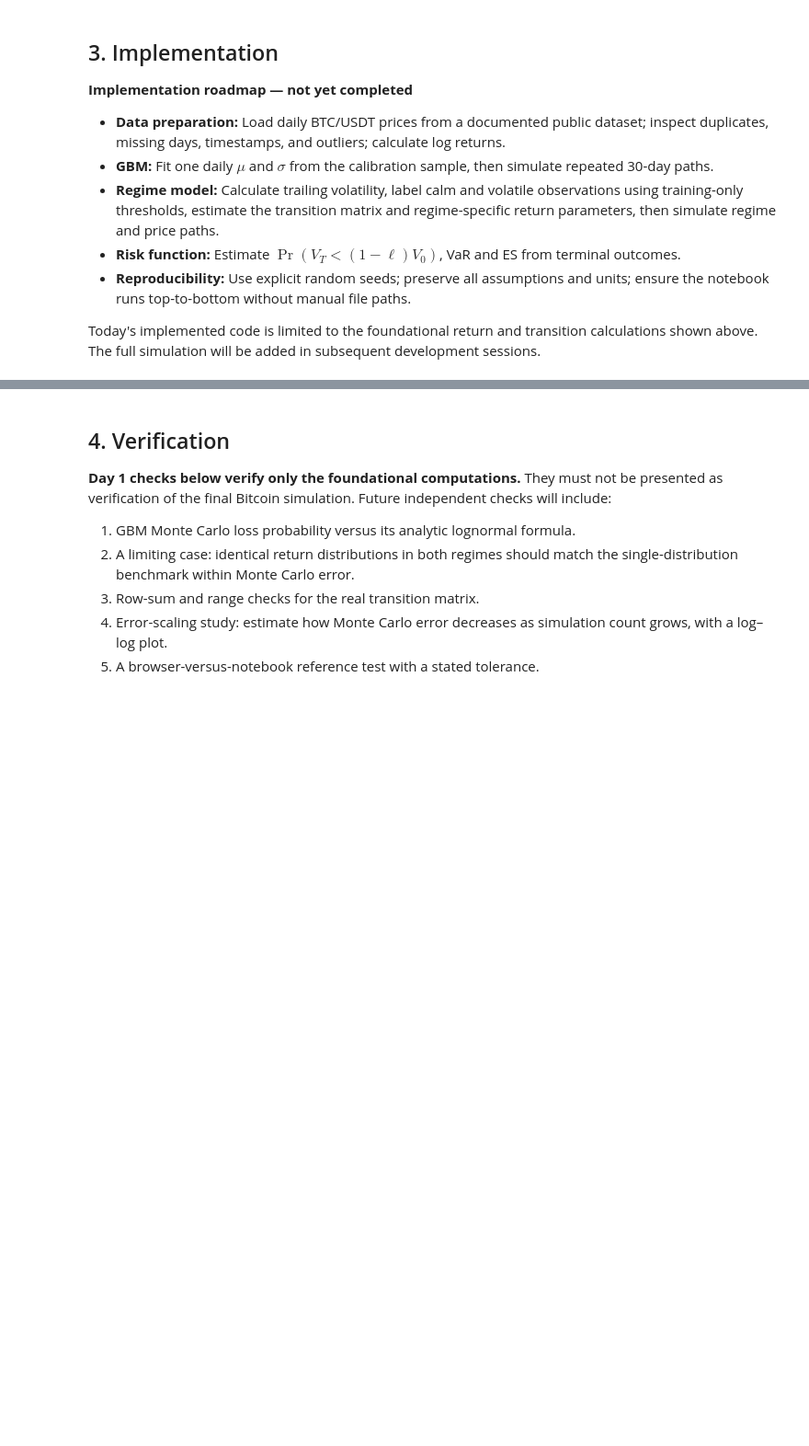
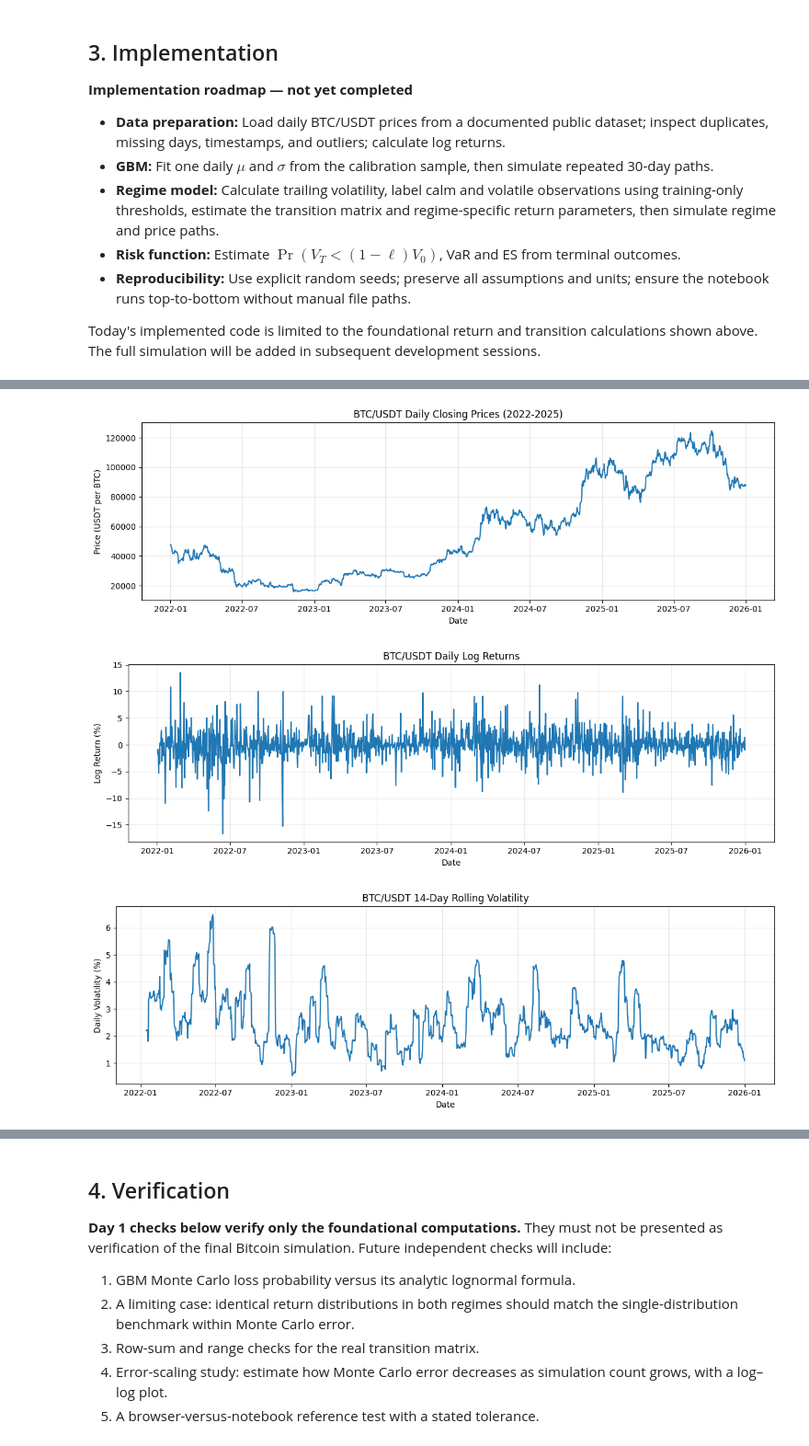
Before and after one commit to it23372726/cryptorisk-lab, a Jupyter notebook: notebook/cryptorisk-lab.ipynb, the cells around one changed output, grey strips where cells are left out. Shown at 92% size. Saved outputs shown, nothing was run; the diff lists cells and outputs as text; code cells hidden in the pictures; blank space fills up the shorter version.

Commit message:
Add historical Bitcoin data analysis and volatility visualizations

```diff
--- a/notebook/cryptorisk-lab.ipynb
+++ b/notebook/cryptorisk-lab.ipynb
@@ -174,0 +481,18 @@ Today's implemented code is limited to the foundational return and transition ca
+# %%
+
+WINDOW = 14
+
+price_df["rolling_vol_14d"] = (
+    price_df["log_return"]
+    .rolling(window=WINDOW, min_periods=WINDOW)
+    .std(ddof=1)
+)
+
+print("Rolling volatility calculated.")
+print("First available value:")
+display(
+    price_df.loc[
+        price_df["rolling_vol_14d"].notna(),
+        ["date", "rolling_vol_14d"]
+    ].head()
+)
@@ -174,0 +519,45 @@ Today's implemented code is limited to the foundational return and transition ca
+# %%
+
+# Step 6: Historical data visualisation
+
+import matplotlib.pyplot as plt
+
+# Graph 1: Bitcoin closing prices
+plt.figure(figsize=(12, 4))
+plt.plot(price_df["date"], price_df["close"])
+plt.title("BTC/USDT Daily Closing Prices (2022-2025)")
+plt.xlabel("Date")
+plt.ylabel("Price (USDT per BTC)")
+plt.grid(alpha=0.3)
+plt.tight_layout()
+plt.show()
+
+# Graph 2: Daily log returns
+plt.figure(figsize=(12, 4))
+plt.plot(
+    price_df["date"],
+    price_df["log_return"] * 100
+)
+plt.title("BTC/USDT Daily Log Returns")
+plt.xlabel("Date")
+plt.ylabel("Log Return (%)")
+plt.grid(alpha=0.3)
+plt.tight_layout()
+plt.show()
+
+# Graph 3: Rolling volatility
+plt.figure(figsize=(12, 4))
+plt.plot(
+    price_df["date"],
+    price_df["rolling_vol_14d"] * 100
+)
+plt.title("BTC/USDT 14-Day Rolling Volatility")
+plt.xlabel("Date")
+plt.ylabel("Daily Volatility (%)")
+plt.grid(alpha=0.3)
+plt.tight_layout()
+plt.show()
+# %% [output]
+[figure, added]
+[figure, added]
+[figure, added]
```
Also changed, not shown: parts of 15 cells of this notebook.
